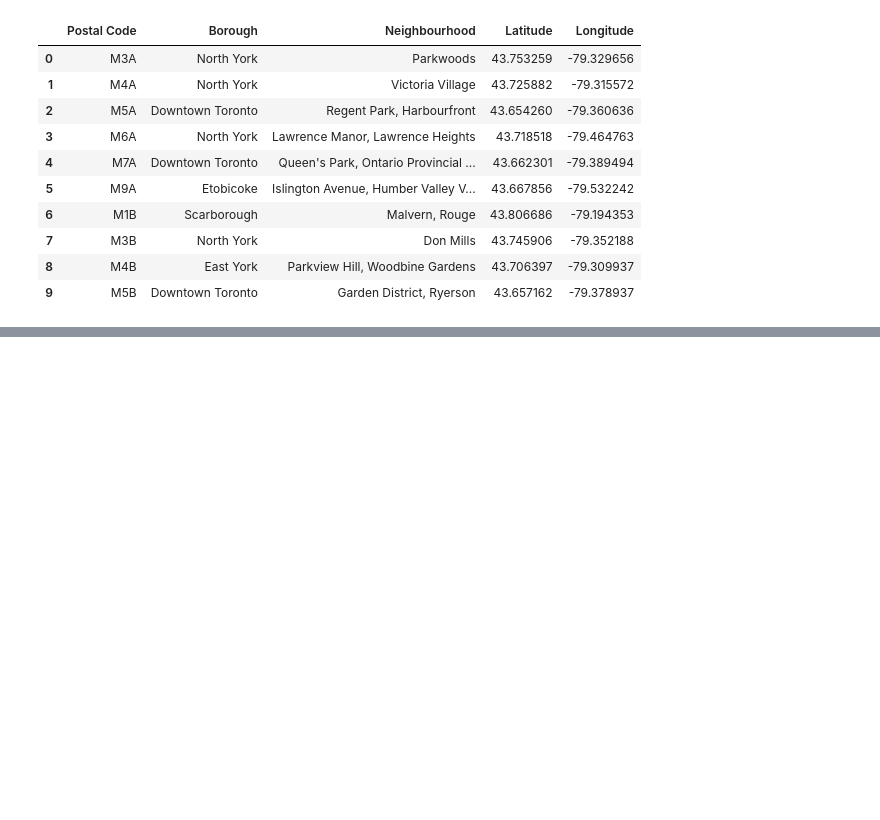
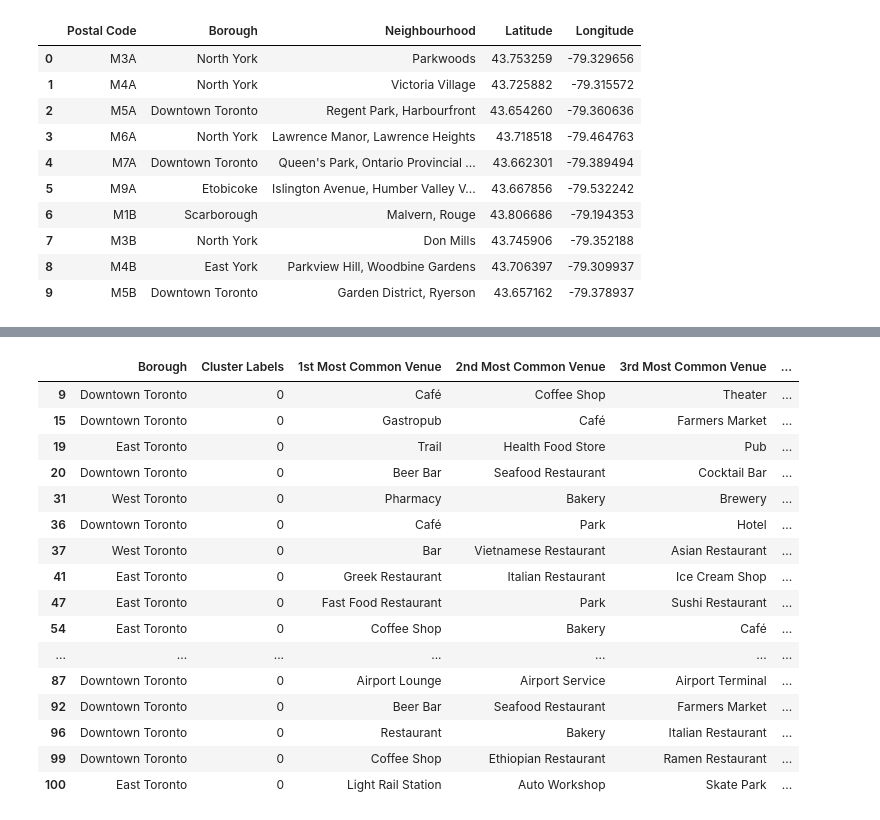
Before and after one commit to Sradje/CourseraCapstone, a Jupyter notebook: Coursera Capstone Project.ipynb, the cells around one changed output, grey strips where cells are left out. Cells and saved outputs as stored; diff of their text form; code cells hidden in the pictures; blank space fills up the shorter version.

```diff
--- a/Coursera Capstone Project.ipynb
+++ b/Coursera Capstone Project.ipynb
@@ -135,0 +391,24 @@ df_merged.head(10)
+# %%
+## Now let's create the new dataframe and display the top 10 venues for each neighborhood.
+
+
+num_top_venues = 10
+
+indicators = ['st', 'nd', 'rd']
+
+# create columns according to number of top venues
+columns = ['Neighborhood']
+for ind in np.arange(num_top_venues):
+    try:
+        columns.append('{}{} Most Common Venue'.format(ind+1, indicators[ind]))
+    except:
+        columns.append('{}th Most Common Venue'.format(ind+1))
+
+# create a new dataframe
+neighborhoods_venues_sorted = pd.DataFrame(columns=columns)
+neighborhoods_venues_sorted['Neighborhood'] = toronto_grouped['Neighborhood']
+
+for ind in np.arange(toronto_grouped.shape[0]):
+    neighborhoods_venues_sorted.iloc[ind, 1:] = return_most_common_venues(toronto_grouped.iloc[ind, :], num_top_venues)
+
+neighborhoods_venues_sorted.head()
@@ -135,0 +434,7 @@ df_merged.head(10)
+# %%
+# add clustering labels
+#neighborhoods_venues_sorted.insert(0, 'Cluster Labels', kmeans.labels_)
+
+df_toronto_borough_renamed=neighborhoods.rename(columns = {'Neighbourhood':'Neighborhood'})
+toronto_merged = df_toronto_borough_renamed
+toronto_merged.head()
@@ -135,0 +448,2 @@ df_merged.head(10)
+# %%
+toronto_merged = toronto_merged.join(neighborhoods_venues_sorted.set_index('Neighborhood'), on='Neighborhood')
@@ -135,0 +493,22 @@ df_merged.head(10)
+# %%
+# We can now examine clusters if needed for instance
+
+toronto_merged.loc[toronto_merged['Cluster Labels'] == 0, toronto_merged.columns[[1] + list(range(5, toronto_merged.shape[1]))]]
+# %% [output]
+|  | Borough | Cluster Labels | 1st Most Common Venue | 2nd Most Common Venue | 3rd Most Common Venue | ... |
+| 9 | Downtown Toronto | 0 | Café | Coffee Shop | Theater | ... |
+| 15 | Downtown Toronto | 0 | Gastropub | Café | Farmers Market | ... |
+| 19 | East Toronto | 0 | Trail | Health Food Store | Pub | ... |
+| 20 | Downtown Toronto | 0 | Beer Bar | Seafood Restaurant | Cocktail Bar | ... |
+| 31 | West Toronto | 0 | Pharmacy | Bakery | Brewery | ... |
+| 36 | Downtown Toronto | 0 | Café | Park | Hotel | ... |
+| 37 | West Toronto | 0 | Bar | Vietnamese Restaurant | Asian Restaurant | ... |
+| 41 | East Toronto | 0 | Greek Restaurant | Italian Restaurant | Ice Cream Shop | ... |
+| 47 | East Toronto | 0 | Fast Food Restaurant | Park | Sushi Restaurant | ... |
+| 54 | East Toronto | 0 | Coffee Shop | Bakery | Café | ... |
+| ... | ... | ... | ... | ... | ... | ... |
+| 87 | Downtown Toronto | 0 | Airport Lounge | Airport Service | Airport Terminal | ... |
+| 92 | Downtown Toronto | 0 | Beer Bar | Seafood Restaurant | Farmers Market | ... |
+| 96 | Downtown Toronto | 0 | Restaurant | Bakery | Italian Restaurant | ... |
+| 99 | Downtown Toronto | 0 | Coffee Shop | Ethiopian Restaurant | Ramen Restaurant | ... |
+| 100 | East Toronto | 0 | Light Rail Station | Auto Workshop | Skate Park | ... |
```
Also changed, not shown: parts of 36 cells of this notebook.
